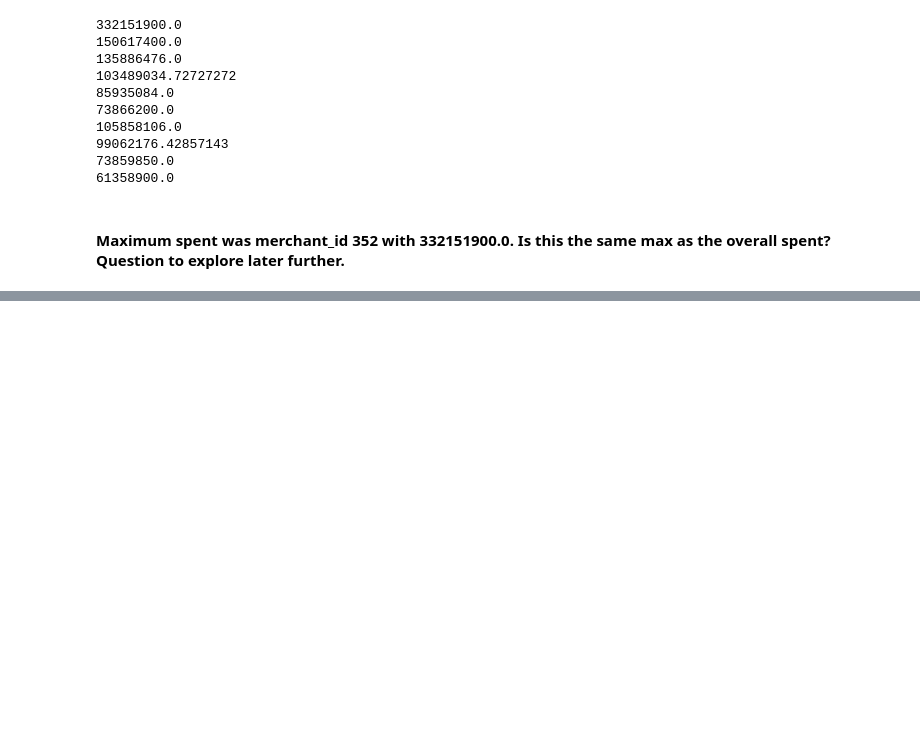
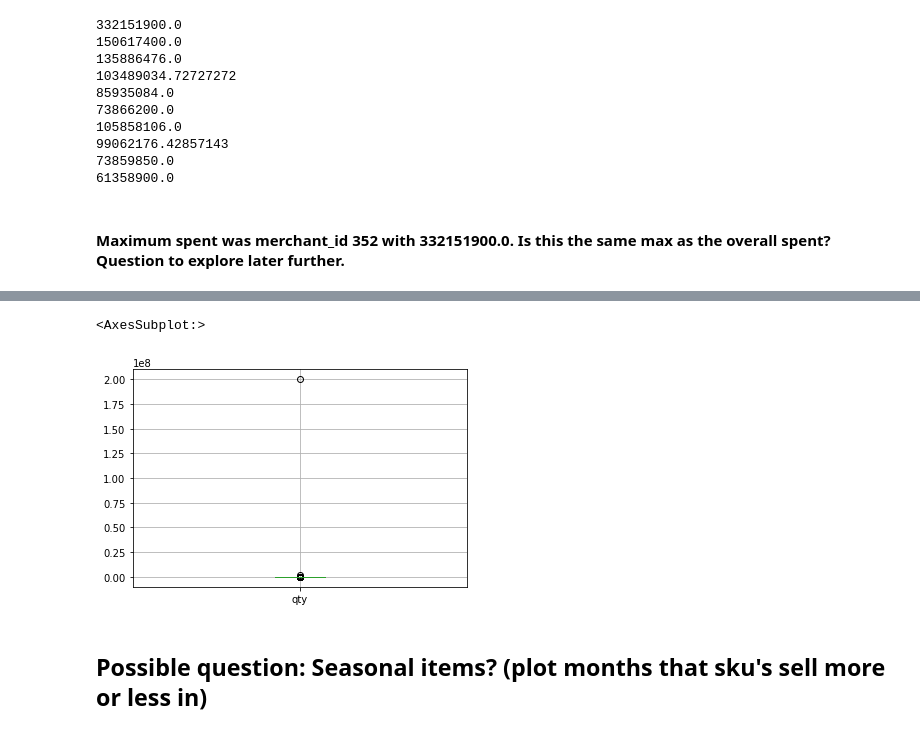
Before and after one commit to graceflitsch/DataScience, a Jupyter notebook: GNB1.ipynb, the cells around one changed output, grey strips where cells are left out. Drawn from its saved outputs; the diff is of its cells as text; code cells hidden in the pictures; blank space fills up the shorter version.

Commit message:
Edits to questions

```diff
--- a/GNB1.ipynb
+++ b/GNB1.ipynb
@@ -250,0 +306,7 @@ for i in range(10):
+# %%
+baskets.boxplot(column = 'qty')
+# %% [output]
+<AxesSubplot:>
+[figure, added]
+# %% [markdown]
+## Possible question: Seasonal items? (plot months that sku's sell more or less in)
```
Also changed, not shown: parts of 12 cells of this notebook.
